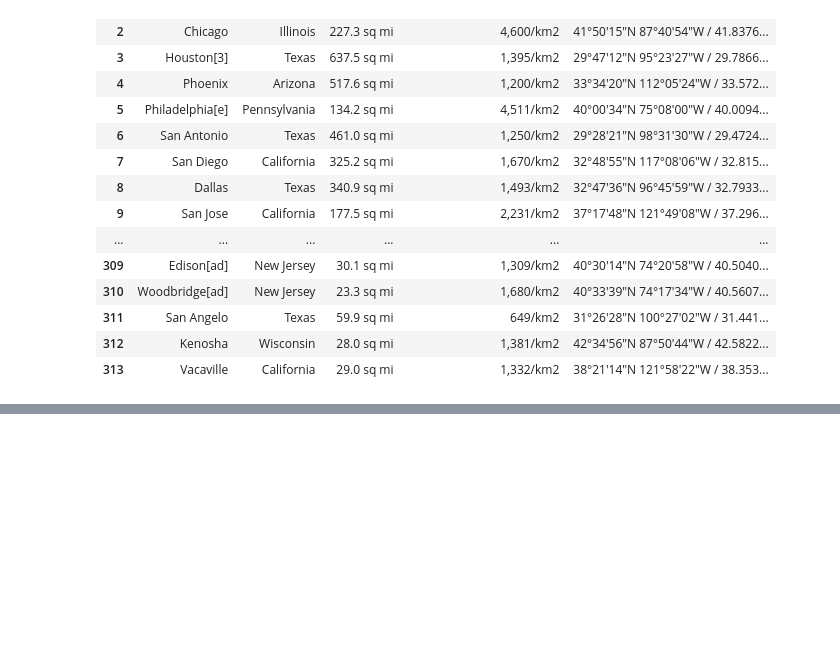
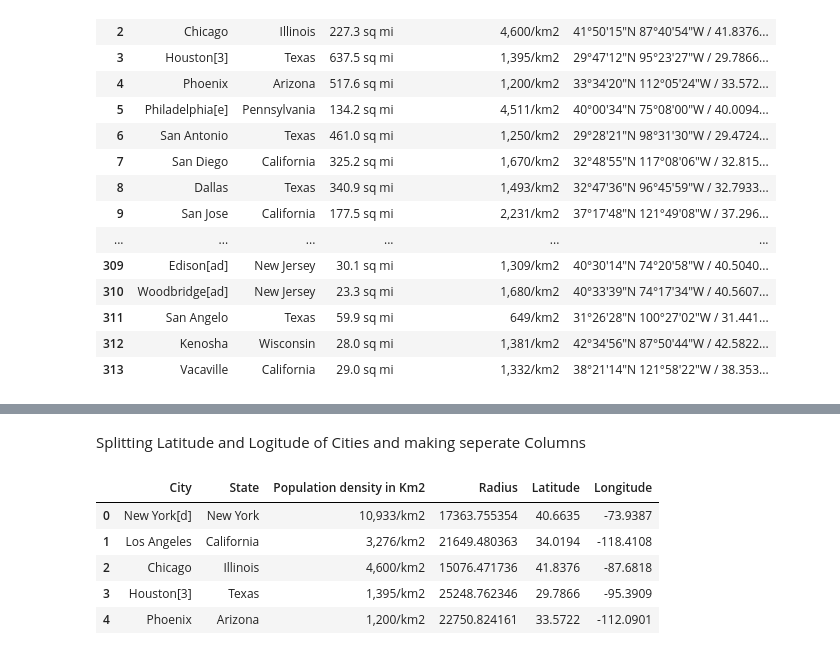
Before and after one commit to gina9779/Coursera_Capstone, a Jupyter notebook: 5.1.ipynb, the cells around one changed output, grey strips where cells are left out. Cells and saved outputs as stored; diff of their text form; code cells hidden in the pictures; blank space fills up the shorter version.

```diff
--- a/5.1.ipynb
+++ b/5.1.ipynb
@@ -79,0 +109,29 @@ city_df
+# %% [markdown]
+Splitting Latitude and Logitude of Cities and making seperate Columns
+# %%
+city_df["Location"]= city_df["Location"].str.split("/", n = 2, expand = True)[1]
+new = city_df["Location"].str.split(" ", n = 0, expand = False)
+k = city_df.copy(deep = True)
+Latitude = []
+Longitude = []
+for i in range(len(new)):
+    Latitude.append(new[i][1][:-2])
+    Longitude.append(new[i][2][:-3])
+
+k["Latitude"] = Latitude
+k["Longitude"] = Longitude
+k["Latitude"] = k["Latitude"].str.replace(u'\ufeff',u'')
+k.drop(columns = ["Location"], inplace = True)
+k.head()
+city_df = k.copy(deep = True)
+city_df['Longitude'] = -city_df['Longitude'].astype(float)
+city_df['Latitude'] = city_df['Latitude'].astype(float)
+city_df['Radius'] = city_df['Radius']* 1000
+city_df.head()
+# %% [output]
+|  | City | State | Population density in Km2 | Radius | Latitude | Longitude |
+| 0 | New York[d] | New York | 10,933/km2 | 17363.755354 | 40.6635 | -73.9387 |
+| 1 | Los Angeles | California | 3,276/km2 | 21649.480363 | 34.0194 | -118.4108 |
+| 2 | Chicago | Illinois | 4,600/km2 | 15076.471736 | 41.8376 | -87.6818 |
+| 3 | Houston[3] | Texas | 1,395/km2 | 25248.762346 | 29.7866 | -95.3909 |
+| 4 | Phoenix | Arizona | 1,200/km2 | 22750.824161 | 33.5722 | -112.0901 |
```
Also changed, not shown: parts of 3 cells of this notebook.
